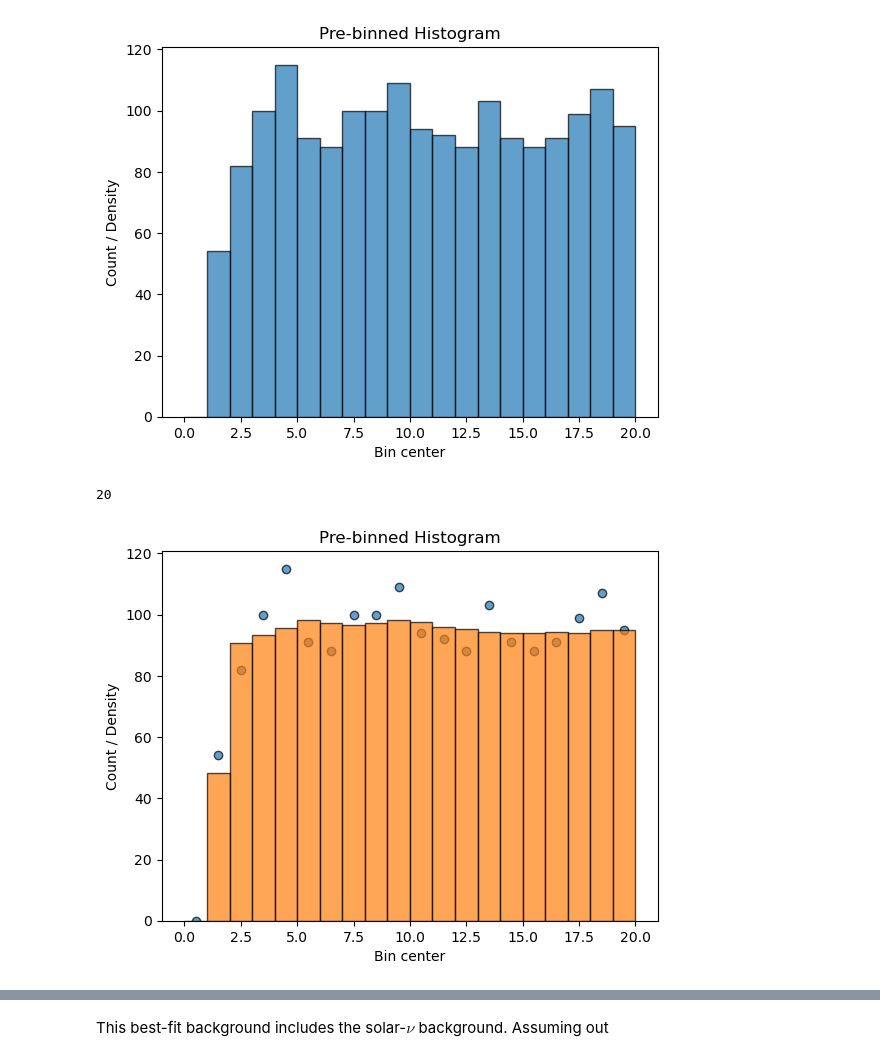
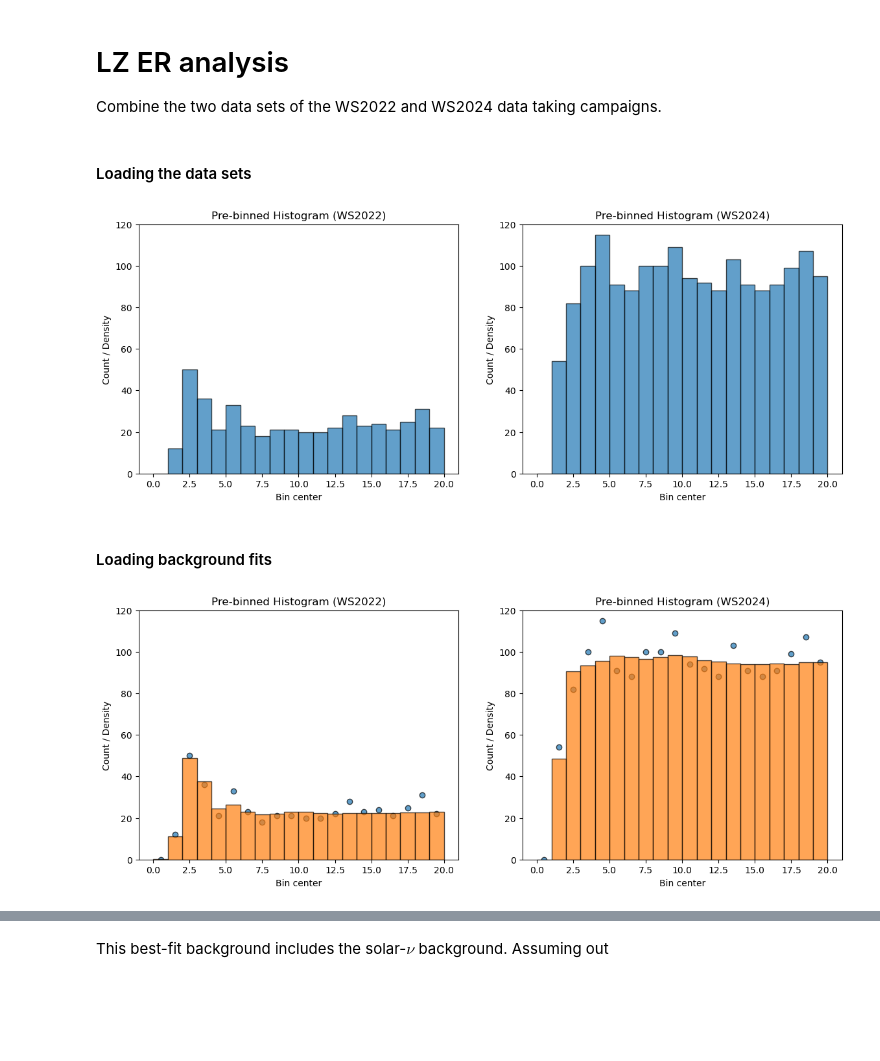
Before and after one commit to SNuDD/SNuDD, a Jupyter notebook: notebooks/LZ_ER2025.ipynb, the cells around one changed output, grey strips where cells are left out. Saved outputs shown, nothing was run; the diff lists cells and outputs as text; code cells hidden in the pictures; blank space fills up the shorter version.

Commit message:
Implemented combined analysis of LZ ER data sets

```diff
--- a/notebooks/LZ_ER2025.ipynb
+++ b/notebooks/LZ_ER2025.ipynb
@@ -1,3 +1,7 @@
+# %% [markdown]
+# LZ ER analysis
+
+Combine the two data sets of the WS2022 and WS2024 data taking campaigns.
 # %%
 import numpy as np
 import matplotlib.pyplot as plt
@@ -4,20 +9,45 @@ import matplotlib.pyplot as plt
+# %% [markdown]
+#### Loading the data sets
 # %%
-LZdata = np.genfromtxt('../data/exps/LZ2025/WS2024_data_hist_data.txt', skip_header=1, delimiter=' ')
+LZdata22 = np.genfromtxt('../data/exps/LZ2025/WS2022_data_hist_data.txt', skip_header=1, delimiter=' ')
+LZdata24 = np.genfromtxt('../data/exps/LZ2025/WS2024_data_hist_data.txt', skip_header=1, delimiter=' ')
 # %%
 # Assuming your loaded array is called 'data'
-bin_centers = LZdata[:, 0]   # column 1: bin centers (or edges)
-heights = LZdata[:, 1]       # column 2: counts/density
+bin_centers = LZdata24[:, 0]   # column 1: bin centers (or edges)
+heights22 = LZdata22[:, 1]       # column 2: counts/density
+heights24 = LZdata24[:, 1]       # column 2: counts/density
 
 # If column 1 is bin CENTERS, you need the width:
 # Option A: Assume uniform width from spacing
 bin_width = bin_centers[1] - bin_centers[0]  # if uniform spacing
 
-plt.bar(bin_centers, heights, width=bin_width,
+
+# Joint plot
+fig = plt.figure(figsize=(14, 5))
+
+# WS22
+ax1 = fig.add_subplot(121)
+
+plt.bar(bin_centers, heights22, width=bin_width,
         edgecolor='black', alpha=0.7, align='center')
 plt.xlabel('Bin center')
 plt.ylabel('Count / Density')
-plt.title('Pre-binned Histogram')
+plt.title('Pre-binned Histogram (WS2022)')
+plt.ylim(0,120)
+
+# WS24
+ax2 = fig.add_subplot(122)
+
+plt.bar(bin_centers, heights24, width=bin_width,
+        edgecolor='black', alpha=0.7, align='center')
+plt.xlabel('Bin center')
+plt.ylabel('Count / Density')
+plt.title('Pre-binned Histogram (WS2024)')
+plt.ylim(0,120)
+
 plt.show()
 # %% [output]
-[figure, old version]
+[figure, new version]
+# %% [markdown]
+#### Loading background fits
 # %%
@@ -25,16 +56,32 @@ LZ_bkg_fit = np.genfromtxt('../data/exps/LZ2025/BKG_FIT_WS2024.csv', delimiter='
-# %%
-len(LZ_bkg_fit[:, 1])
-# %% [output]
-20
 # %%
-plt.scatter(bin_centers, heights,
+# Joint plot
+fig = plt.figure(figsize=(14, 5))
+
+# WS22
+ax1 = fig.add_subplot(121)
+
+plt.scatter(bin_centers, heights22,
         edgecolor='black', alpha=0.7)
-plt.bar(bin_centers, LZ_bkg_fit[:, 1], width=bin_width,
+plt.bar(bin_centers, LZ_bkg_fit22[:, 1], width=bin_width,
         edgecolor='black', alpha=0.7, align='center')
 plt.xlabel('Bin center')
 plt.ylabel('Count / Density')
-plt.title('Pre-binned Histogram')
+plt.title('Pre-binned Histogram (WS2022)')
+plt.ylim(0,120)
+
+# WS24
+ax2 = fig.add_subplot(122)
+
+plt.scatter(bin_centers, heights24,
+        edgecolor='black', alpha=0.7)
+plt.bar(bin_centers, LZ_bkg_fit24[:, 1], width=bin_width,
+        edgecolor='black', alpha=0.7, align='center')
+plt.xlabel('Bin center')
+plt.ylabel('Count / Density')
+plt.title('Pre-binned Histogram (WS2024)')
+plt.ylim(0,120)
+
 plt.show()
 # %% [output]
-[figure, old version]
+[figure, new version]
 # %%
```
Also changed, not shown: parts of 44 cells of this notebook, 3 other files.
